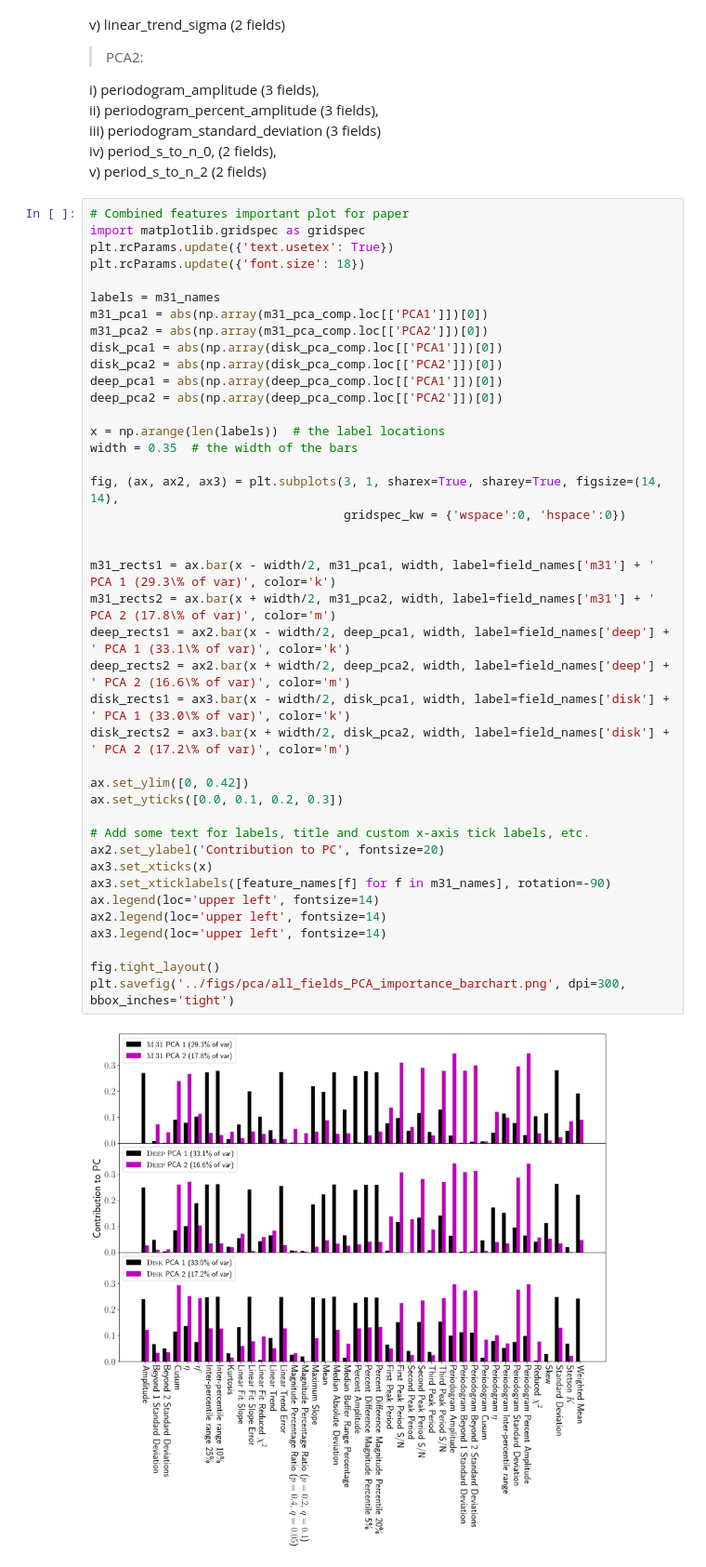
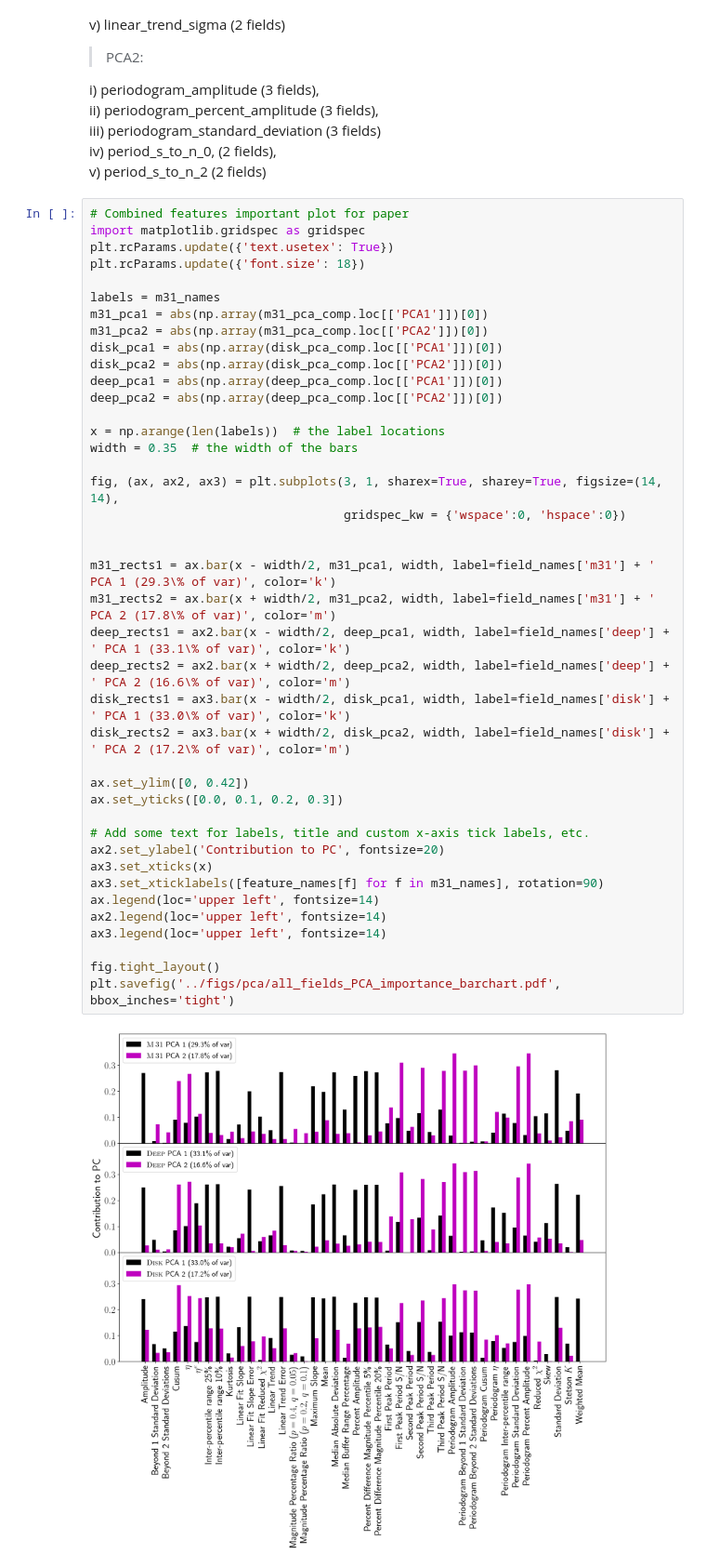
Before and after one commit to snad-space/zwad, a Jupyter notebook: notebooks/PCA_features.ipynb, the cells around one changed output. Shown at 93% size. Saved outputs shown, nothing was run; the diff lists cells and outputs as text.

Commit message:
PCA plot: mirrox x-labels, PDF

```diff
--- a/notebooks/PCA_features.ipynb
+++ b/notebooks/PCA_features.ipynb
@@ -860,33 +845,33 @@ disk_pca1 = abs(np.array(disk_pca_comp.loc[['PCA1']])[0])
 disk_pca2 = abs(np.array(disk_pca_comp.loc[['PCA2']])[0])
 deep_pca1 = abs(np.array(deep_pca_comp.loc[['PCA1']])[0])
 deep_pca2 = abs(np.array(deep_pca_comp.loc[['PCA2']])[0])
 
 x = np.arange(len(labels))  # the label locations
 width = 0.35  # the width of the bars
 
 fig, (ax, ax2, ax3) = plt.subplots(3, 1, sharex=True, sharey=True, figsize=(14, 14),
                                    gridspec_kw = {'wspace':0, 'hspace':0})
 
 
 m31_rects1 = ax.bar(x - width/2, m31_pca1, width, label=field_names['m31'] + ' PCA 1 (29.3\% of var)', color='k')
 m31_rects2 = ax.bar(x + width/2, m31_pca2, width, label=field_names['m31'] + ' PCA 2 (17.8\% of var)', color='m')
 deep_rects1 = ax2.bar(x - width/2, deep_pca1, width, label=field_names['deep'] + ' PCA 1 (33.1\% of var)', color='k')
 deep_rects2 = ax2.bar(x + width/2, deep_pca2, width, label=field_names['deep'] + ' PCA 2 (16.6\% of var)', color='m')
 disk_rects1 = ax3.bar(x - width/2, disk_pca1, width, label=field_names['disk'] + ' PCA 1 (33.0\% of var)', color='k')
 disk_rects2 = ax3.bar(x + width/2, disk_pca2, width, label=field_names['disk'] + ' PCA 2 (17.2\% of var)', color='m')
 
 ax.set_ylim([0, 0.42])
 ax.set_yticks([0.0, 0.1, 0.2, 0.3])
 
 # Add some text for labels, title and custom x-axis tick labels, etc.
 ax2.set_ylabel('Contribution to PC', fontsize=20)
 ax3.set_xticks(x)
-ax3.set_xticklabels([feature_names[f] for f in m31_names], rotation=-90)
+ax3.set_xticklabels([feature_names[f] for f in m31_names], rotation=90)
 ax.legend(loc='upper left', fontsize=14)
 ax2.legend(loc='upper left', fontsize=14)
 ax3.legend(loc='upper left', fontsize=14)
 
 fig.tight_layout()
-plt.savefig('../figs/pca/all_fields_PCA_importance_barchart.png', dpi=300, bbox_inches='tight')
+plt.savefig('../figs/pca/all_fields_PCA_importance_barchart.pdf', bbox_inches='tight')
 # %% [output]
-[figure, old version]
+[figure, new version]
```
Also changed, not shown: parts of 6 cells of this notebook, 2 other files.
